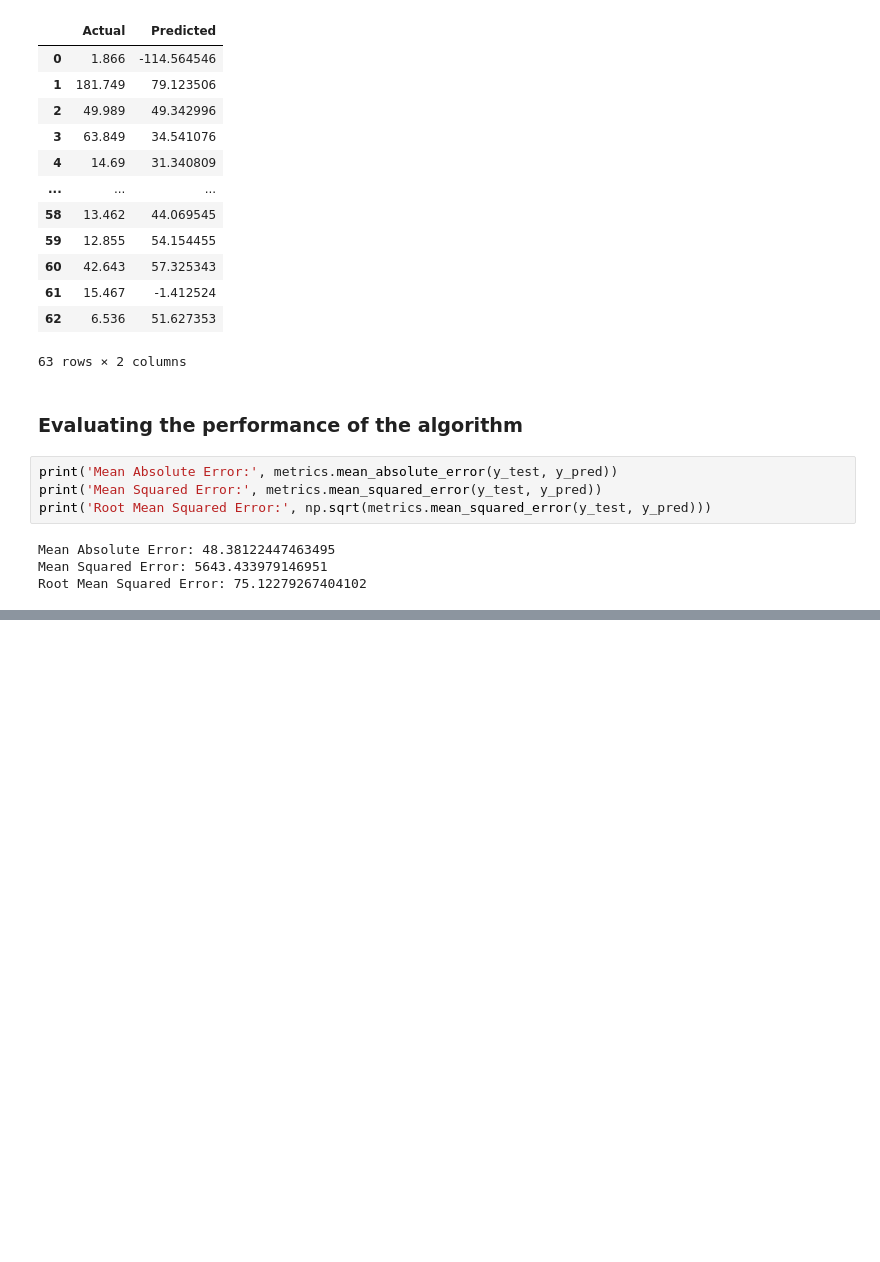
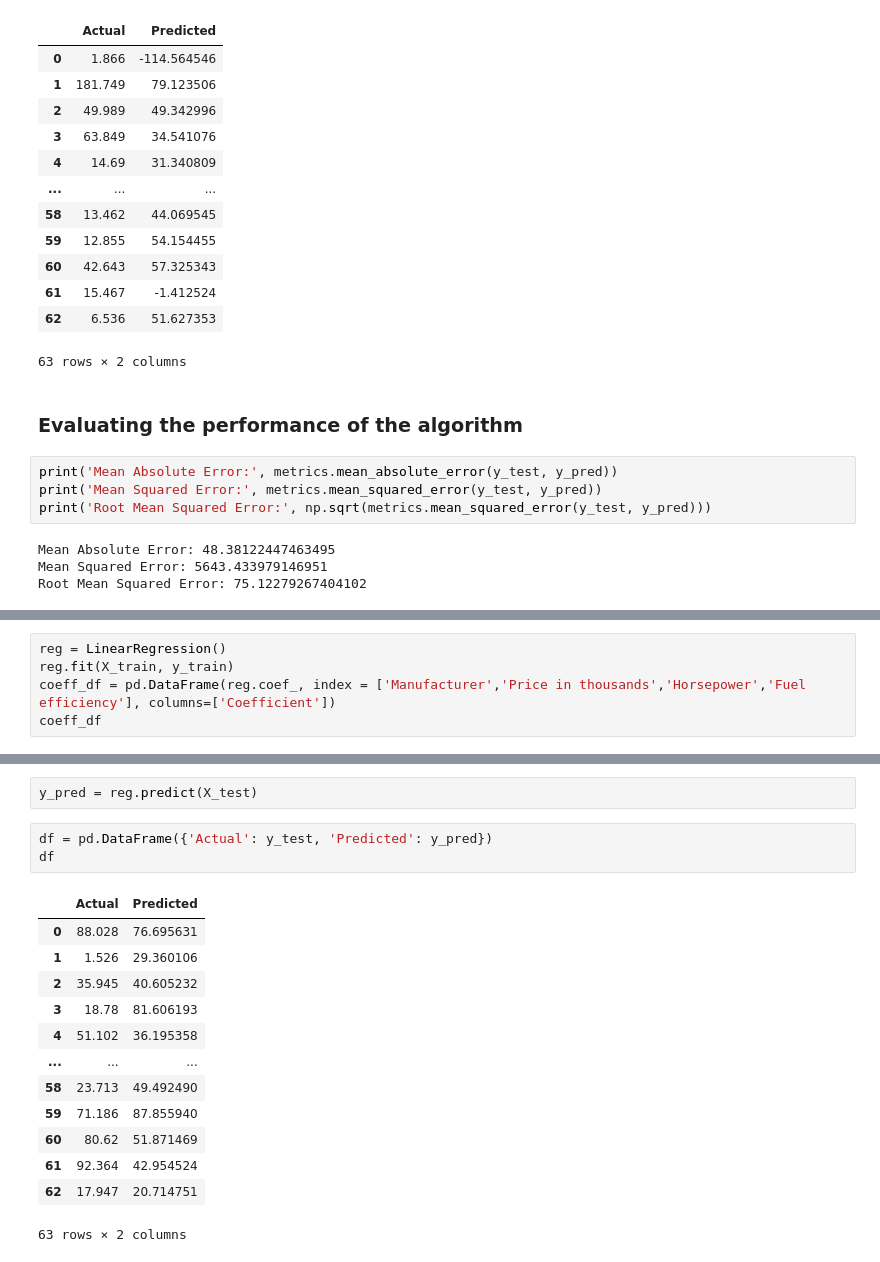
Before and after one commit to sparsh0427/BU_Semester_5, a Jupyter notebook: ECSE303L_AI_AND_ML/LABS/Week_2/Part-1/Week_2.ipynb, the cells around one changed output, grey strips where cells are left out. Drawn from its saved outputs; the diff is of its cells as text; blank space fills up the shorter version.

```diff
--- a/ECSE303L_AI_AND_ML/LABS/Week_2/Part-1/Week_2.ipynb
+++ b/ECSE303L_AI_AND_ML/LABS/Week_2/Part-1/Week_2.ipynb
@@ -188,0 +294,5 @@ Root Mean Squared Error: 75.12279267404102
+# %%
+reg = LinearRegression()
+reg.fit(X_train, y_train)
+coeff_df = pd.DataFrame(reg.coef_, index = ['Manufacturer','Price in thousands','Horsepower','Fuel efficiency'], columns=['Coefficient'])
+coeff_df
@@ -188,0 +305,19 @@ Root Mean Squared Error: 75.12279267404102
+# %%
+y_pred = reg.predict(X_test)
+# %%
+df = pd.DataFrame({'Actual': y_test, 'Predicted': y_pred})
+df
+# %% [output]
+|  | Actual | Predicted |
+| 0 | 88.028 | 76.695631 |
+| 1 | 1.526 | 29.360106 |
+| 2 | 35.945 | 40.605232 |
+| 3 | 18.78 | 81.606193 |
+| 4 | 51.102 | 36.195358 |
+| ... | ... | ... |
+| 58 | 23.713 | 49.492490 |
+| 59 | 71.186 | 87.855940 |
+| 60 | 80.62 | 51.871469 |
+| 61 | 92.364 | 42.954524 |
+| 62 | 17.947 | 20.714751 |
+63 rows × 2 columns
```
Also changed, not shown: parts of 15 cells of this notebook.
